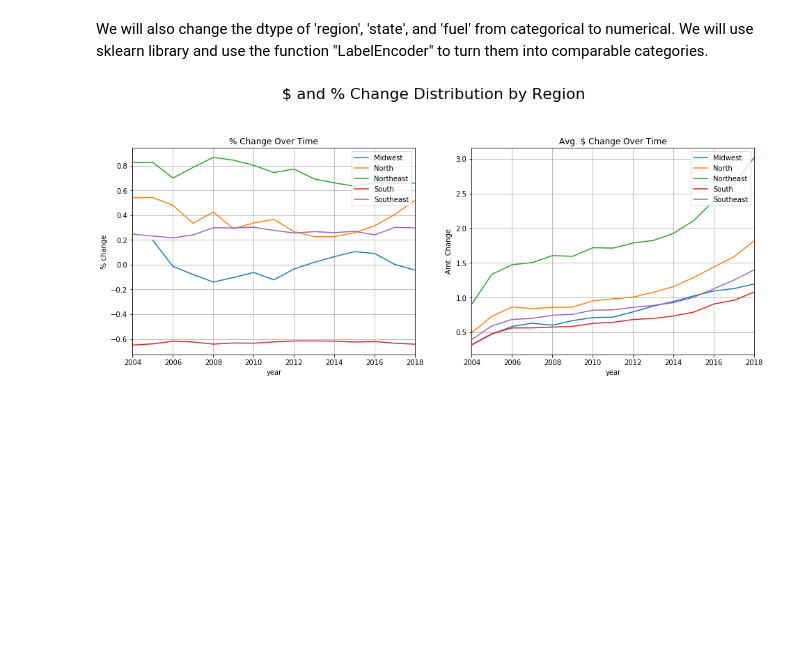
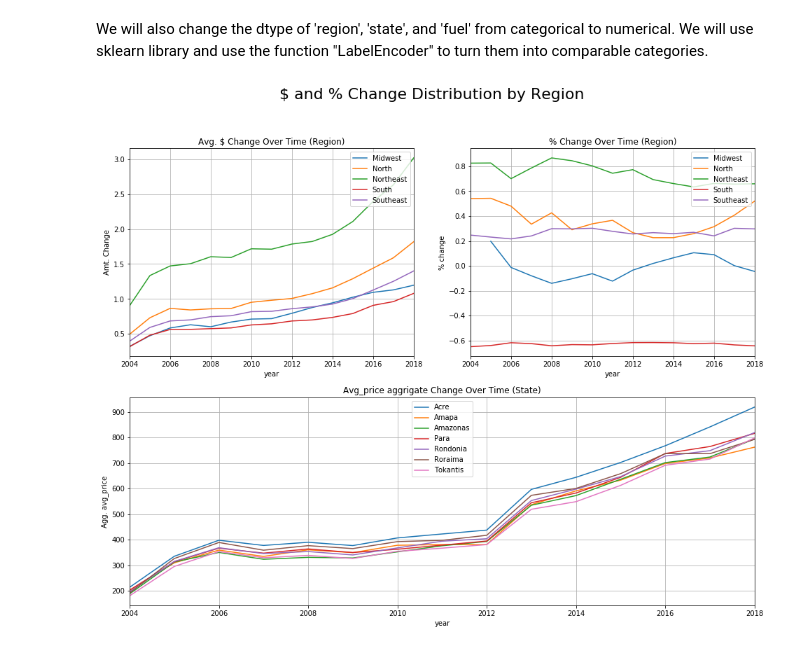
Before and after one commit to jaymanalastas/jaymanalastas.github.io, a Jupyter notebook: content/2019/3/B_gprice.ipynb, the cells around one changed output. Saved outputs shown, nothing was run; the diff lists cells and outputs as text; code cells hidden in the pictures; blank space fills up the shorter version.

```diff
--- a/content/2019/3/B_gprice.ipynb
+++ b/content/2019/3/B_gprice.ipynb
@@ -153,21 +153,29 @@ df_b.fuel = labelencoder_fuel.fit_transform(df_b.fuel)
 # %%
 plt.figure(figsize=(16,12))
 plt.suptitle('$ and % Change Distribution by Region', fontsize=22)
 
-ax = plt.subplot(221)
+ax = plt.subplot(222)
 df_b.query('year != 2019 & fuel in ["3","4"]').groupby(['year','region']).sum()['avg_price'].pct_change().unstack().plot(ax=ax)
 plt.legend( labels = ['Midwest', 'North', 'Northeast', 'South', 'Southeast'], loc = 'upper right')
-plt.title('% Change Over Time')
+plt.title('% Change Over Time (Region)')
 plt.ylabel('% change')
 
 plt.grid(True)
 
-ax = plt.subplot(222)
+ax = plt.subplot(221)
 df_b.query('year != 2019 & fuel in ["3","4"]').groupby(['year','region']).sum()['avg_price'].unstack().plot(ax=ax)
 plt.legend( labels = ['Midwest', 'North', 'Northeast', 'South', 'Southeast'], loc = 'upper right')
-plt.title('Avg. $ Change Over Time')
+plt.title('Avg. $ Change Over Time (Region)')
 plt.ylabel('Amt. Change')
 
 plt.grid(True)
+
+ax = plt.subplot(212)
+df_b.query('year != 2019 & region in ["1"]').groupby(['year','state']).sum()['avg_price'].unstack().plot(ax=ax)
+plt.legend(labels = ['Acre', 'Amapa', 'Amazonas', 'Para', 'Rondonia', 'Roraima', 'Tokantis'], loc = 'upper center')
+plt.title('Avg_price aggrigate Change Over Time (State)')
+plt.ylabel('Agg. avg_price')
+
+plt.grid(True)
 # %% [output]
-[figure, old version]
+[figure, new version]
```
Also changed, not shown: 1 other file.
